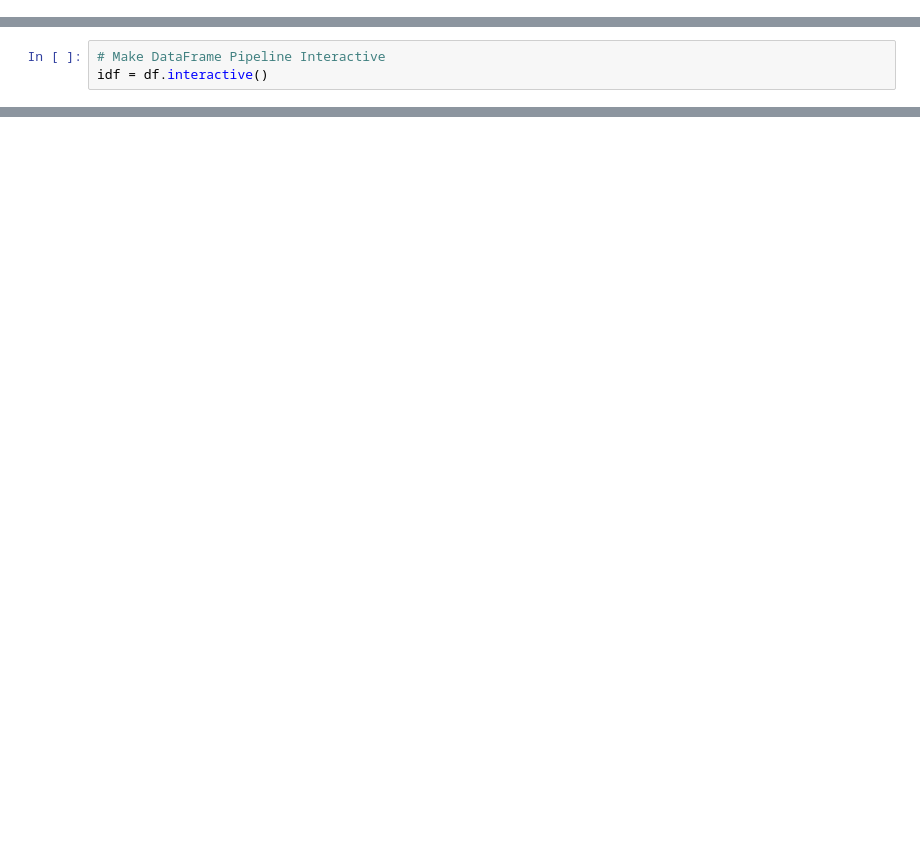
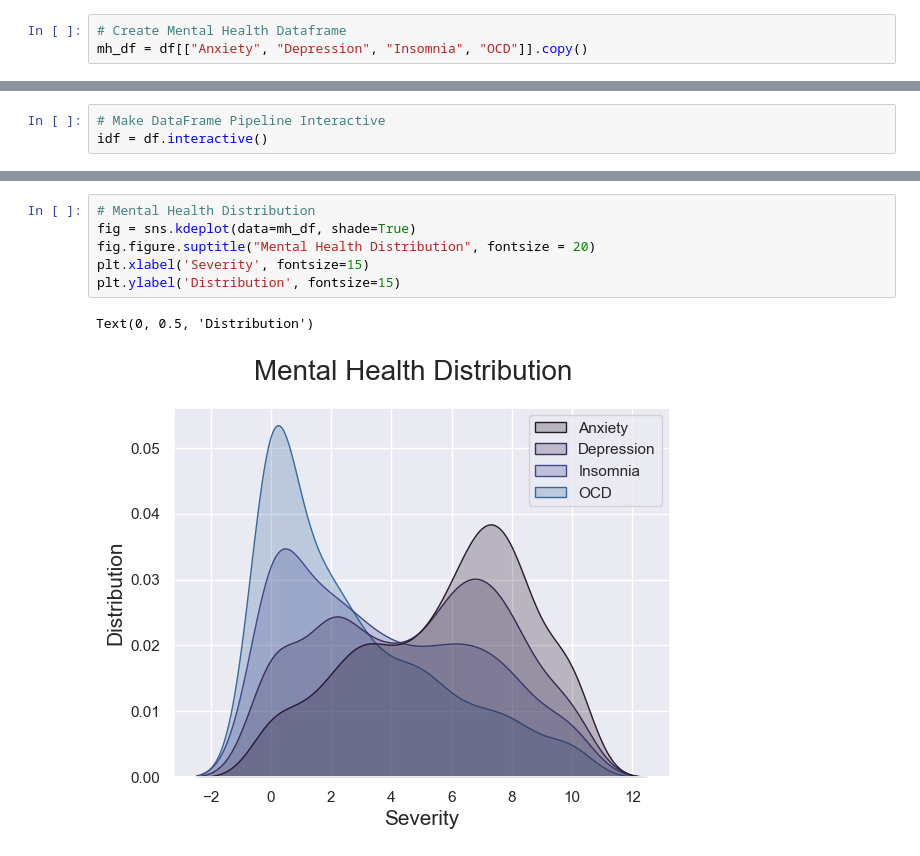
Before and after one commit to cameronchafin/chum_bucket_supreme, a Jupyter notebook: Music_and_Mental_Health.ipynb, the cells around one changed output, grey strips where cells are left out. Drawn from its saved outputs; the diff is of its cells as text; blank space fills up the shorter version.

Commit message:
Restructure and Add Graphs
Team decided on static graphs for slideshow format presentation of data analysis. Restructured project and added some simple Seaborn graphs.

```diff
--- a/Music_and_Mental_Health.ipynb
+++ b/Music_and_Mental_Health.ipynb
@@ -44,3 +27,6 @@ df["Anxiety"] = df["Anxiety"].astype("int")
 df["Depression"] = df["Depression"].astype("int")
 df["Insomnia"] = df["Insomnia"].astype("int")
 df["OCD"] = df["OCD"].astype("int")
+# %%
+# Create Mental Health Dataframe
+mh_df = df[["Anxiety", "Depression", "Insomnia", "OCD"]].copy()
@@ -49,0 +57,9 @@ idf = df.interactive()
+# %%
+# Mental Health Distribution
+fig = sns.kdeplot(data=mh_df, shade=True)
+fig.figure.suptitle("Mental Health Distribution", fontsize = 20)
+plt.xlabel('Severity', fontsize=15)
+plt.ylabel('Distribution', fontsize=15)
+# %% [output]
+Text(0, 0.5, 'Distribution')
+[figure, added]
```
Also changed, not shown: parts of 23 cells of this notebook.
